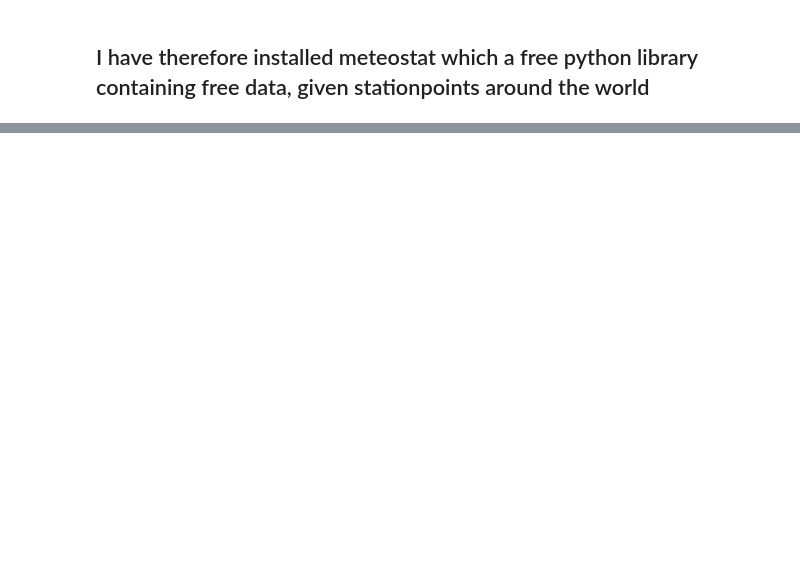
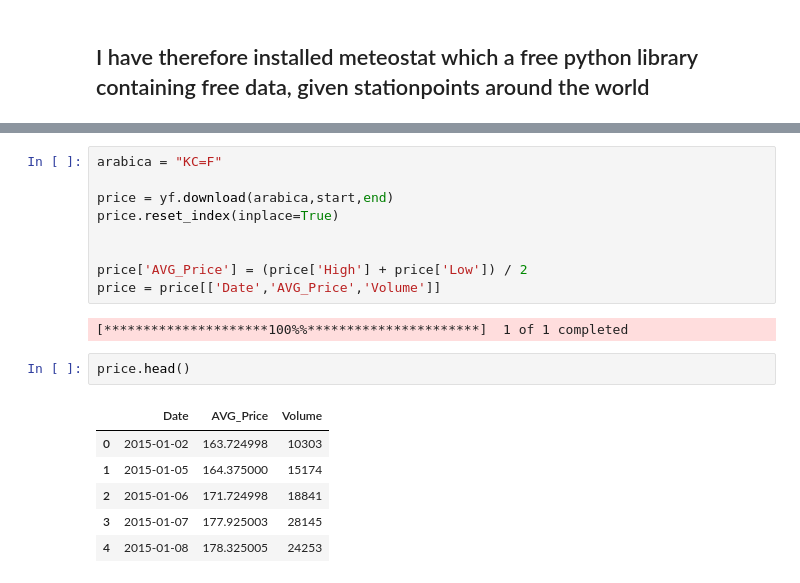
Before and after one commit to maseehfaizan/Project_code, a Jupyter notebook: Master.ipynb, the cells around one changed output, grey strips where cells are left out. Drawn from its saved outputs; the diff is of its cells as text; blank space fills up the shorter version.

```diff
--- a/Master.ipynb
+++ b/Master.ipynb
@@ -59,0 +173,20 @@ print(data)
+# %%
+arabica = "KC=F"
+
+price = yf.download(arabica,start,end)
+price.reset_index(inplace=True)
+
+
+price['AVG_Price'] = (price['High'] + price['Low']) / 2
+price = price[['Date','AVG_Price','Volume']]
+# %% [output]
+[*********************100%%**********************]  1 of 1 completed
+# %%
+price.head()
+# %% [output]
+|  | Date | AVG_Price | Volume |
+| 0 | 2015-01-02 | 163.724998 | 10303 |
+| 1 | 2015-01-05 | 164.375000 | 15174 |
+| 2 | 2015-01-06 | 171.724998 | 18841 |
+| 3 | 2015-01-07 | 177.925003 | 28145 |
+| 4 | 2015-01-08 | 178.325005 | 24253 |
```
Also changed, not shown: parts of 19 cells of this notebook.
